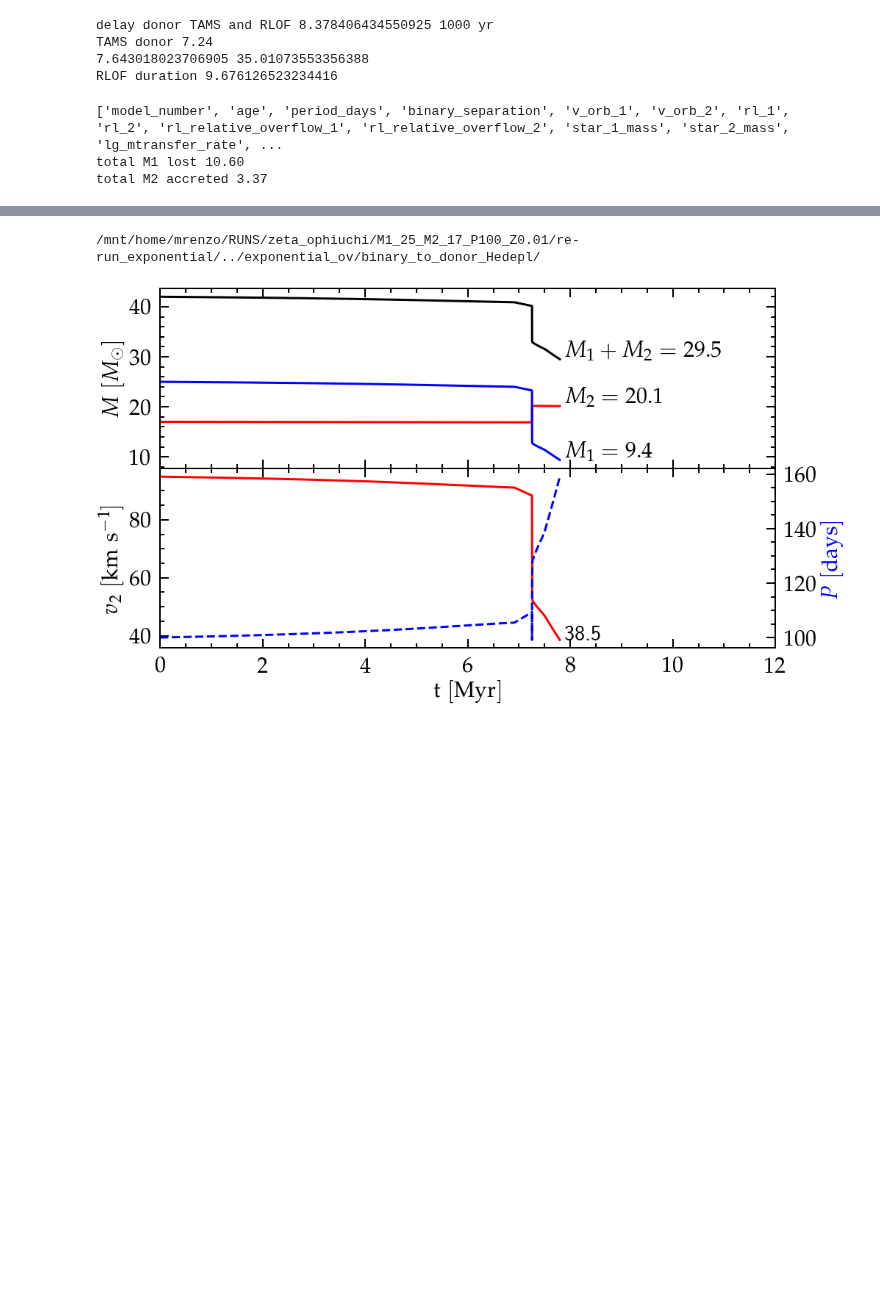
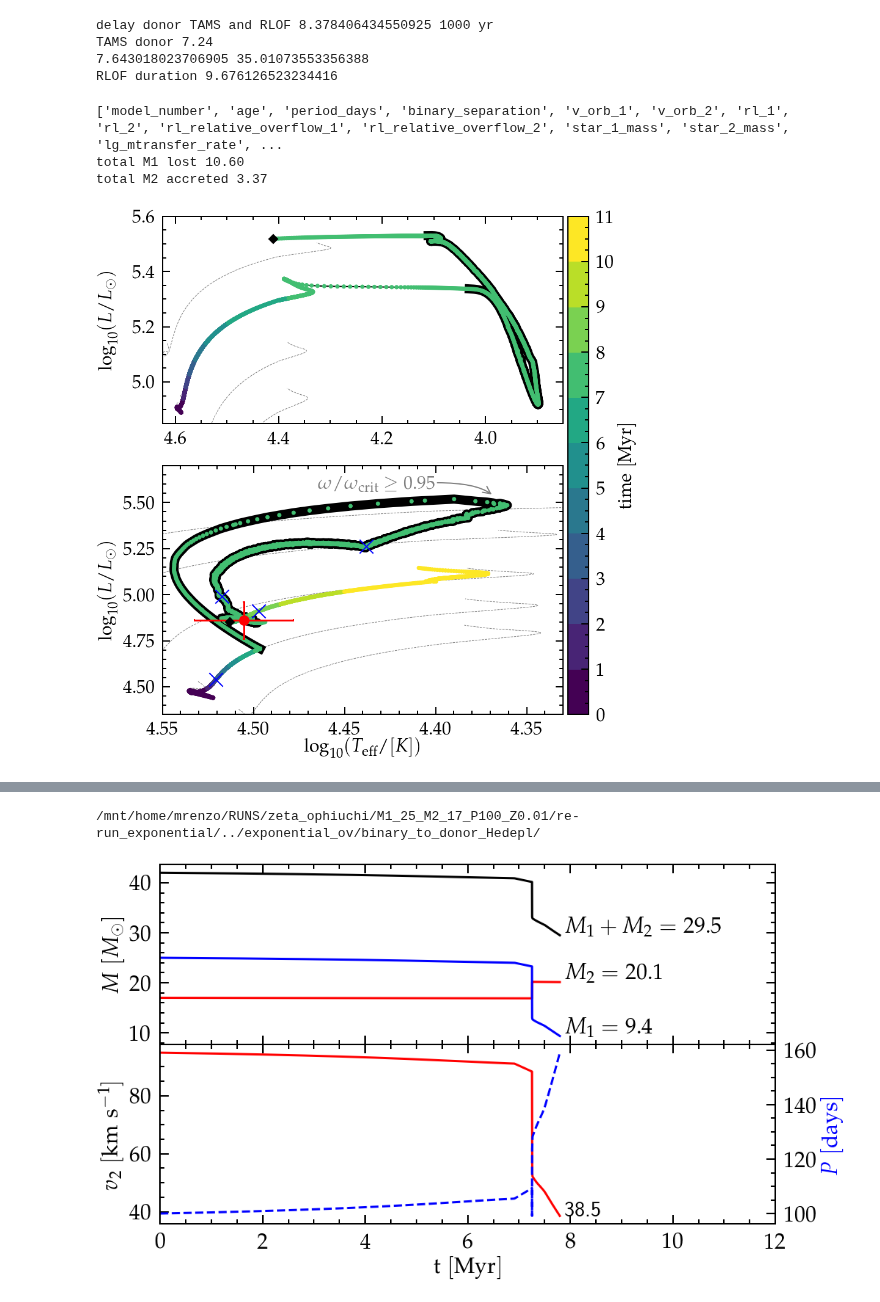
Before and after one commit to mathren/zeta_oph, a Jupyter notebook: notebooks/Best_model.ipynb, the cells around one changed output, grey strips where cells are left out. Cells and saved outputs as stored; diff of their text form; code cells hidden in the pictures; blank space fills up the shorter version.

```diff
--- a/notebooks/Best_model.ipynb
+++ b/notebooks/Best_model.ipynb
@@ -185,12 +185,12 @@ i_max_rot = np.argmin(diff<0)
 # visualize
 # ax2.scatter(logTeff[i_max_rot], logL[i_max_rot], s=500, c='m', zorder=100)
 ax2.annotate(r"$\omega/\omega_\mathrm{crit}\geq0.95$",
-             (logTeff[i_max_rot], logL[i_max_rot]), (4.335,5.56),
+             (logTeff[i_max_rot], logL[i_max_rot]), (4.4,5.56),
              color="#808080",
-             arrowprops=dict(arrowstyle="->", relpos=(1.05,0), shrinkA=0.05,
-                             shrinkB=5,
+             arrowprops=dict(arrowstyle="->", relpos=(1.015,0.75), shrinkA=0.05,
+                             shrinkB=20,
                              facecolor='#808080', lw=2, edgecolor="#808080",
-                             connectionstyle="angle3,angleA=90,angleB=0"),
+                             connectionstyle="angle3,angleA=0,angleB=120"),
              # va="center",
              ha="right", fontsize=30)
 
@@ -199,7 +199,7 @@ ax2.annotate(r"$\omega/\omega_\mathrm{crit}\geq0.95$",
 src, col = getSrcCol(bfile)
 rl_relative_gap_1 = src[:, col.index("rl_relative_overflow_1")]
 iRLOF = rl_relative_gap_1 > 0
-ax2.plot(logTeff[iRLOF], logL[iRLOF], lw=12, c='k', zorder=0)
+ax2.plot(logTeff[iRLOF], logL[iRLOF], lw=15, c='k', zorder=0)
 
 # interpolation
 tx = np.arange(0, max(time[iRLOF]), 50)
@@ -229,7 +229,7 @@ src, col = getSrcCol(dhfile)
 
 time = src[:, col.index('star_age')]
 ax.plot(logTeff, logL, lw=2, c='k', zorder=0)
-ax.plot(logTeff[iRLOF], logL[iRLOF], lw=12, c='k', zorder=0)
+ax.plot(logTeff[iRLOF], logL[iRLOF], lw=15, c='k', zorder=0)
 # tx = np.arange(0, max(time), 50)
 # logTeff_interp = np.interp(tx, time, logTeff)
 # logL_interp =  np.interp(tx, time, logL)
@@ -251,31 +251,33 @@ profiles =  [LOGS+'/profile31.data',  # model_number = 1500
              LOGS_single+'/profile11.data']
 
 for p in profiles:
     with open(p, "r") as prof:
         for i, line in enumerate(prof):
             if i == 1:
                 col = line.split()
                 # print(col)
             if i ==2:
                 Teff = np.log10(float(line.split()[col.index("Teff")]))
                 L  = np.log10(float(line.split()[col.index("photosphere_L")]))
                 # print(Teff, L)
                 break
 
     ax2.scatter(Teff, L, c='b', marker='x', lw=2, s=500,zorder=10, rasterized=True)
 
 
 ax.set_xlim(xmax=4.625,xmin=3.85)
 ax.set_ylim(4.85,5.6)
 ax2.set_xlim(xmax=4.55,xmin=4.33)
 ax2.set_ylim(4.35, 5.7)
 ax.invert_xaxis()
 ax2.invert_xaxis()
 ax2.set_xlabel(r"$\log_{10}(T_\mathrm{eff}/ [K])$")
 ax.set_ylabel(r"$\log_{10}(L/L_\odot)$")
 ax2.set_ylabel(r"$\log_{10}(L/L_\odot)$")
 # ax2.set_yticklabels([])
 # ax2.set_xticklabels([])
 
 fig.align_labels()
-# fig.savefig("/mnt/home/mrenzo/TMP/HRD_both.pdf", dpi=10, rasterized=True)
+fig.savefig("/mnt/home/mrenzo/Templates/zeta_oph/manuscript/figures/HRD_both.pdf", rasterized=True)
+# %% [output]
+[figure, added]
```
Also changed, not shown: parts of 2 cells of this notebook, 2 other files.
